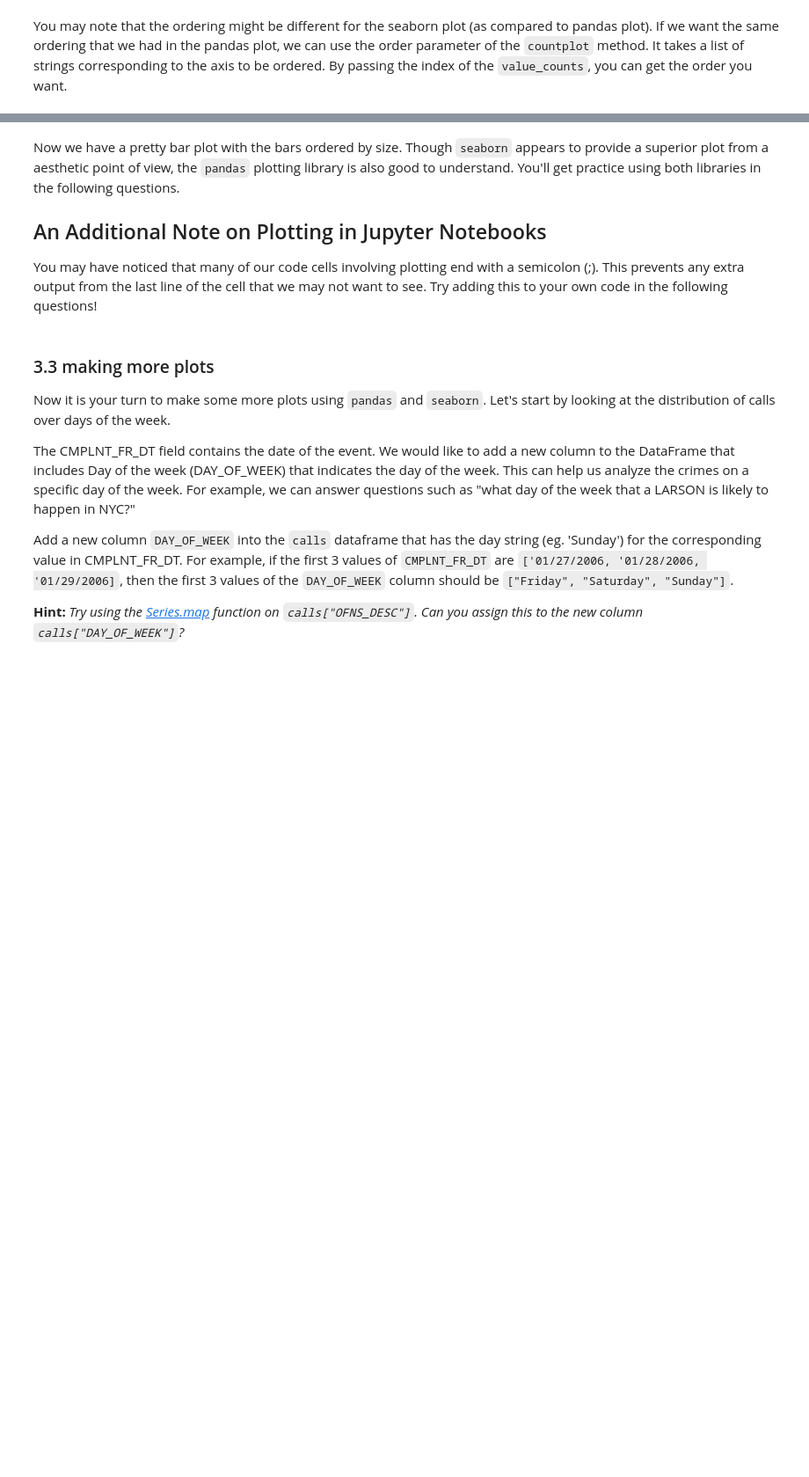
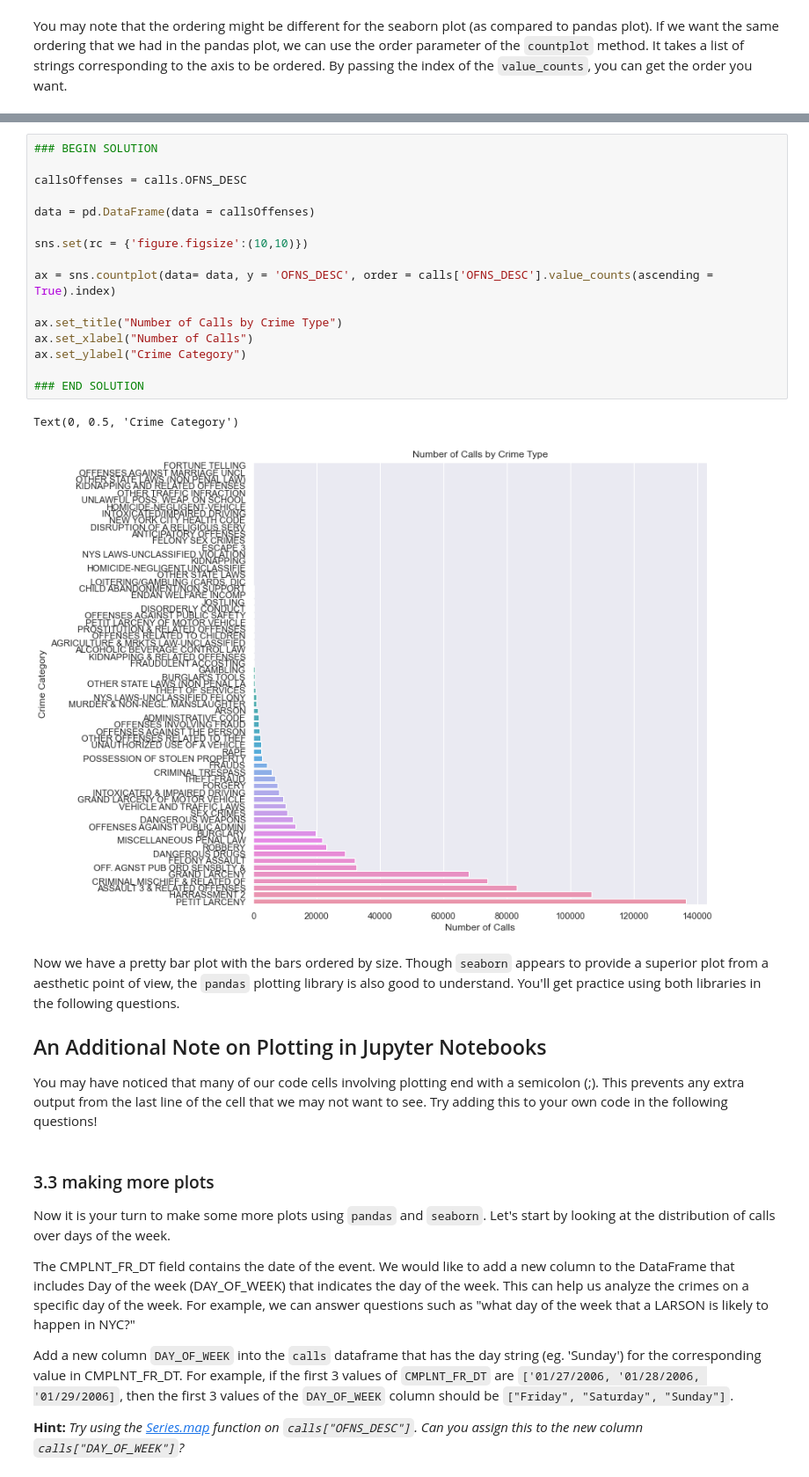
Before and after one commit to aarif-razak/cs439Work, a Jupyter notebook: Lab3/Release Lab 3 - Exploratory Data Analysis - V2.ipynb, the cells around one changed output, grey strips where cells are left out. Shown at 88% size. Saved outputs shown, nothing was run; the diff lists cells and outputs as text; blank space fills up the shorter version.

Commit message:
starting 3.3
ascending = 'ahhhhhh'

```diff
--- a/Lab3/Release Lab 3 - Exploratory Data Analysis - V2.ipynb
+++ b/Lab3/Release Lab 3 - Exploratory Data Analysis - V2.ipynb
@@ -514,3 +508,22 @@ You may note that the ordering might be different for the seaborn plot (as compa
+# %%
+### BEGIN SOLUTION
+
+callsOffenses = calls.OFNS_DESC
+
+data = pd.DataFrame(data = callsOffenses)
+
+sns.set(rc = {'figure.figsize':(10,10)})
+
+ax = sns.countplot(data= data, y = 'OFNS_DESC', order = calls['OFNS_DESC'].value_counts(ascending = True).index)
+
+ax.set_title("Number of Calls by Crime Type")
+ax.set_xlabel("Number of Calls")
+ax.set_ylabel("Crime Category")
+
+### END SOLUTION
+# %% [output]
+Text(0, 0.5, 'Crime Category')
+[figure, added]
 # %% [markdown]
 Now we have a pretty bar plot with the bars ordered by size. Though `seaborn` appears to provide a superior plot from a aesthetic point of view, the `pandas` plotting library is also good to understand. You'll get practice using both libraries in the following questions.
 
```
Also changed, not shown: parts of 2 cells of this notebook.
